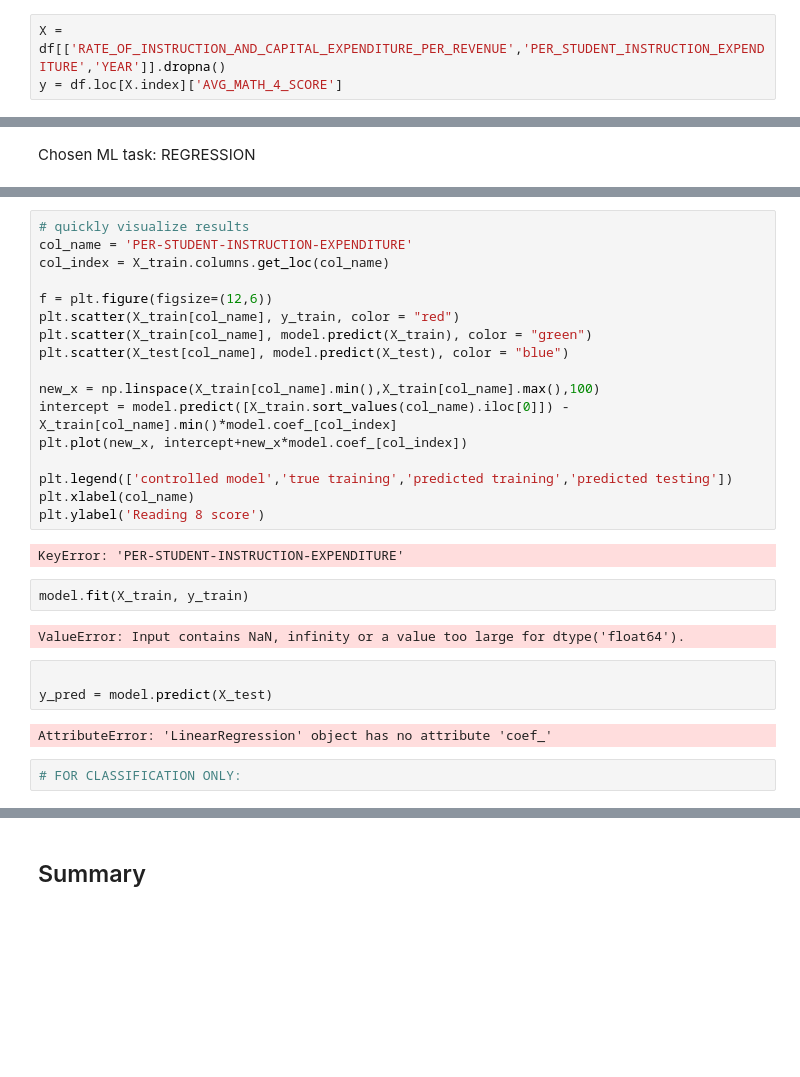
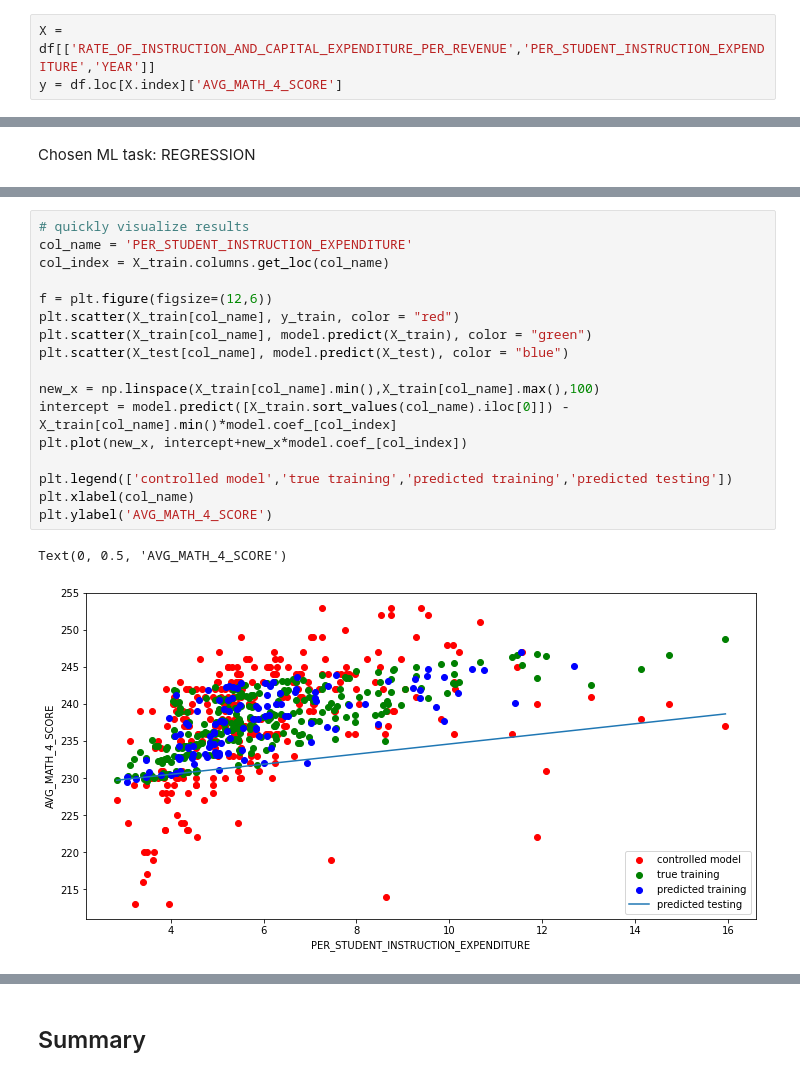
Before and after one commit to zenginhasanberk/MDST-tutorials, a Jupyter notebook: checkpoint2/checkpoint2.ipynb, the cells around one changed output, grey strips where cells are left out. Cells and saved outputs as stored; diff of their text form; blank space fills up the shorter version.

```diff
--- a/checkpoint2/checkpoint2.ipynb
+++ b/checkpoint2/checkpoint2.ipynb
@@ -154,7 +155,7 @@ _Use this space to create train/test data_
 # %%
 from sklearn.model_selection import train_test_split
 # %%
-X = df[['RATE_OF_INSTRUCTION_AND_CAPITAL_EXPENDITURE_PER_REVENUE','PER_STUDENT_INSTRUCTION_EXPENDITURE','YEAR']].dropna()
+X = df[['RATE_OF_INSTRUCTION_AND_CAPITAL_EXPENDITURE_PER_REVENUE','PER_STUDENT_INSTRUCTION_EXPENDITURE','YEAR']]
 y = df.loc[X.index]['AVG_MATH_4_SCORE']
 # %%
 X_train, X_test, y_train, y_test = train_test_split(
@@ -175,33 +176,23 @@ ValueError: Input contains NaN, infinity or a value too large for dtype('float64
 # %%
 # quickly visualize results
-col_name = 'PER-STUDENT-INSTRUCTION-EXPENDITURE'
+col_name = 'PER_STUDENT_INSTRUCTION_EXPENDITURE'
 col_index = X_train.columns.get_loc(col_name)
 
 f = plt.figure(figsize=(12,6))
 plt.scatter(X_train[col_name], y_train, color = "red")
 plt.scatter(X_train[col_name], model.predict(X_train), color = "green")
 plt.scatter(X_test[col_name], model.predict(X_test), color = "blue")
 
 new_x = np.linspace(X_train[col_name].min(),X_train[col_name].max(),100)
 intercept = model.predict([X_train.sort_values(col_name).iloc[0]]) - X_train[col_name].min()*model.coef_[col_index]
 plt.plot(new_x, intercept+new_x*model.coef_[col_index])
 
 plt.legend(['controlled model','true training','predicted training','predicted testing'])
 plt.xlabel(col_name)
-plt.ylabel('Reading 8 score')
+plt.ylabel('AVG_MATH_4_SCORE')
 # %% [output]
-KeyError: 'PER-STUDENT-INSTRUCTION-EXPENDITURE'
+Text(0, 0.5, 'AVG_MATH_4_SCORE')
+[figure, added]
-# %%
-model.fit(X_train, y_train)
-# %% [output]
-ValueError: Input contains NaN, infinity or a value too large for dtype('float64').
-# %%
-
-y_pred = model.predict(X_test)
-# %% [output]
-AttributeError: 'LinearRegression' object has no attribute 'coef_'
-# %%
-# FOR CLASSIFICATION ONLY:
 # %% [markdown]
 # FOR REGRESSION ONLY: (pick a single column to visualize results)
 
```
Also changed, not shown: parts of 8 cells of this notebook.
